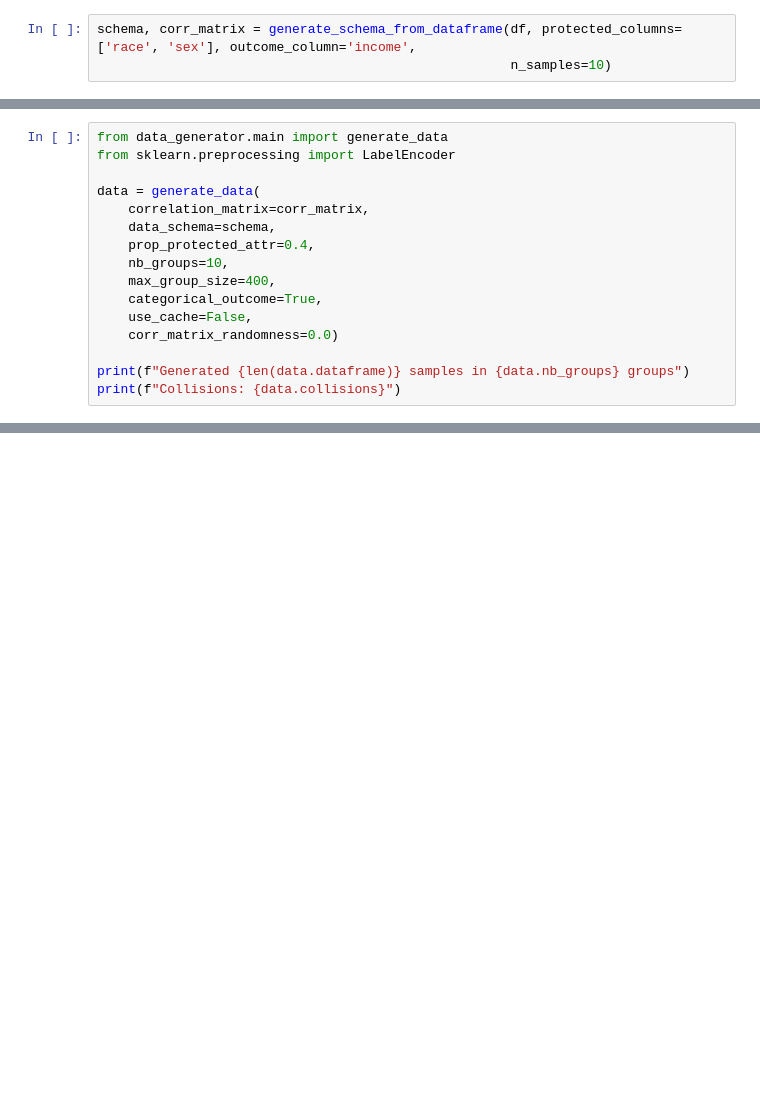
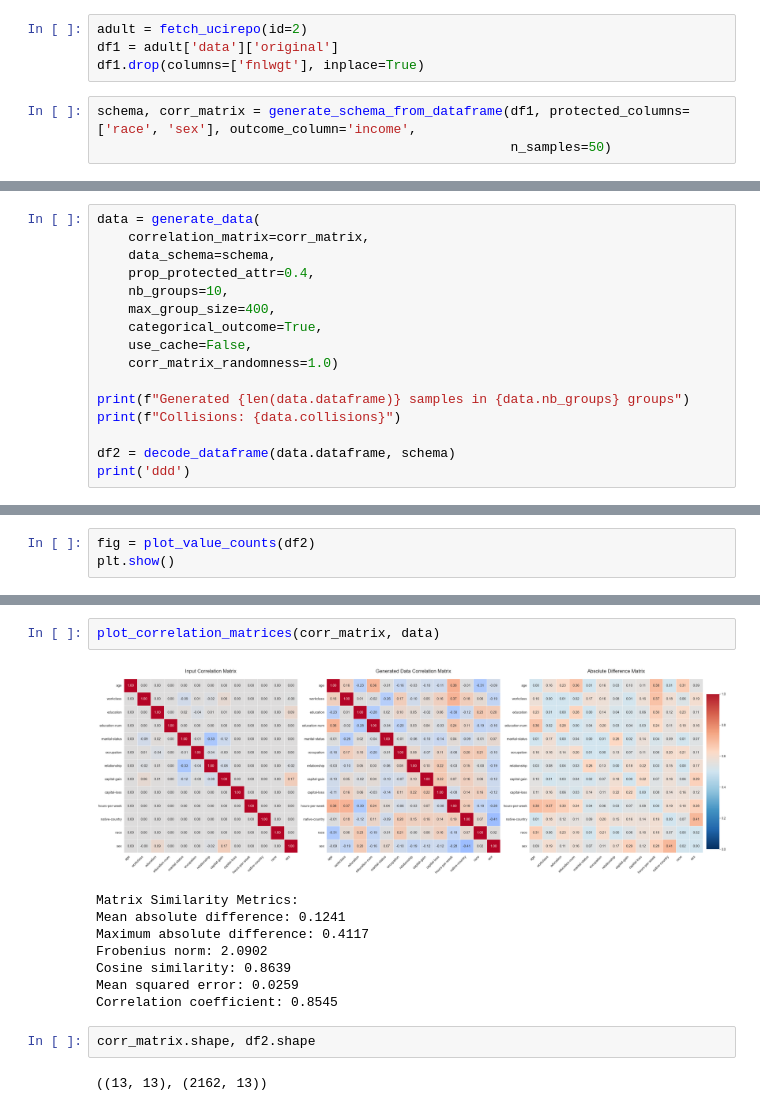
Before and after one commit to Vaunorage/ClearBias, a Jupyter notebook: data_generator/replicate_adult_dataset.ipynb, the cells around one changed output, grey strips where cells are left out. Saved outputs shown, nothing was run; the diff lists cells and outputs as text; blank space fills up the shorter version.

```diff
--- a/data_generator/replicate_adult_dataset.ipynb
+++ b/data_generator/replicate_adult_dataset.ipynb
@@ -251,6 +226,10 @@ def decode_dataframe(df: pd.DataFrame, schema: DataSchema) -> pd.DataFrame:
             decoded_df[col] = df[col].map(lambda x: category_map.get(x, category_map[0]))
 
     return decoded_df
+# %%
+adult = fetch_ucirepo(id=2)
+df1 = adult['data']['original']
+df1.drop(columns=['fnlwgt'], inplace=True)
 # %%
-schema, corr_matrix = generate_schema_from_dataframe(df, protected_columns=['race', 'sex'], outcome_column='income',
-                                                     n_samples=10)
+schema, corr_matrix = generate_schema_from_dataframe(df1, protected_columns=['race', 'sex'], outcome_column='income',
+                                                     n_samples=50)
@@ -281,7 +240,4 @@ array([[ 1.00000000e+00,  0.00000000e+00,  0.00000000e+00,
 # %%
-from data_generator.main import generate_data
-from sklearn.preprocessing import LabelEncoder
-
 data = generate_data(
     correlation_matrix=corr_matrix,
     data_schema=schema,
@@ -290,8 +246,11 @@ data = generate_data(
     max_group_size=400,
     categorical_outcome=True,
     use_cache=False,
-    corr_matrix_randomness=0.0)
+    corr_matrix_randomness=1.0)
 
 print(f"Generated {len(data.dataframe)} samples in {data.nb_groups} groups")
 print(f"Collisions: {data.collisions}")
+
+df2 = decode_dataframe(data.dataframe, schema)
+print('ddd')
 # %% [output]
@@ -337,0 +331,3 @@ def compare_datasets(df1, df2):
+# %%
+fig = plot_value_counts(df2)
+plt.show()
@@ -337,0 +400,15 @@ def compare_datasets(df1, df2):
+# %%
+plot_correlation_matrices(corr_matrix, data)
+# %% [output]
+[figure, added]
+Matrix Similarity Metrics:
+Mean absolute difference: 0.1241
+Maximum absolute difference: 0.4117
+Frobenius norm: 2.0902
+Cosine similarity: 0.8639
+Mean squared error: 0.0259
+Correlation coefficient: 0.8545
+# %%
+corr_matrix.shape, df2.shape
+# %% [output]
+((13, 13), (2162, 13))
```
Also changed, not shown: parts of 13 cells of this notebook, 2 other files.
